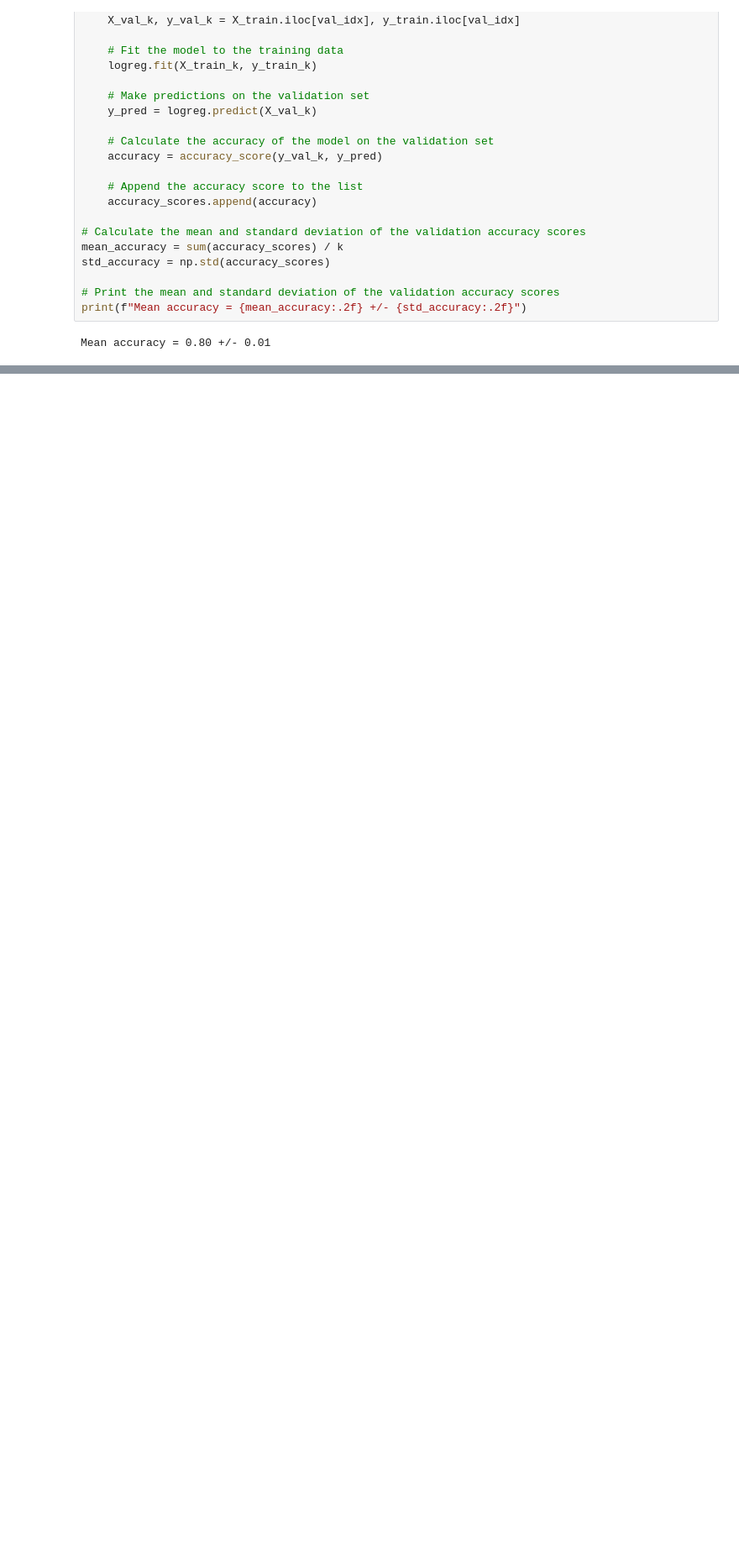
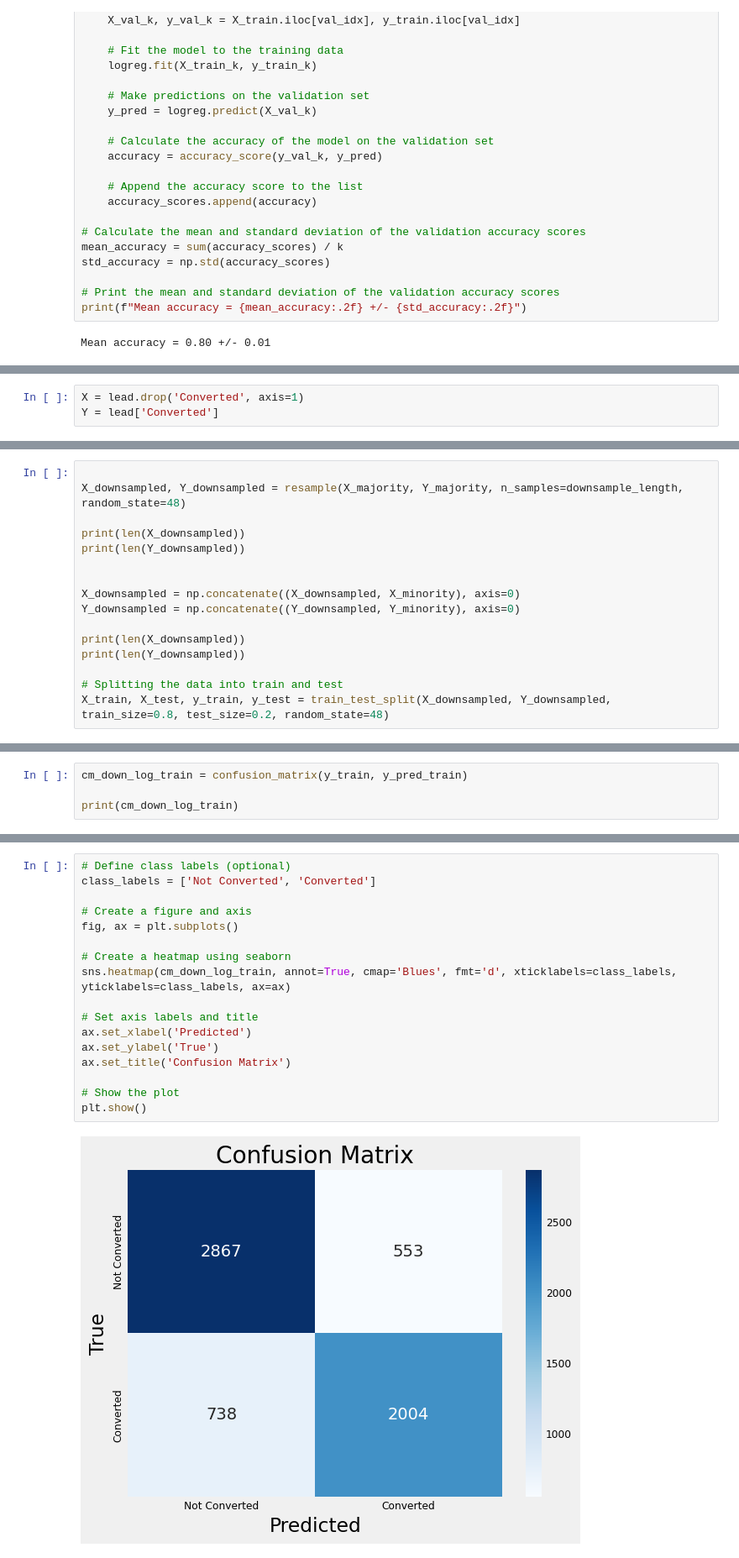
Before and after one commit to haris-khan1596/Lead_scoring, a Jupyter notebook: ML_Project.ipynb, the cells around one changed output, grey strips where cells are left out. Shown at 84% size. Saved outputs shown, nothing was run; the diff lists cells and outputs as text; blank space fills up the shorter version.

```diff
--- a/ML_Project.ipynb
+++ b/ML_Project.ipynb
@@ -1000,0 +1048,3 @@ LogisticRegression(C=0.1, solver='newton-cg')
+# %%
+X = lead.drop('Converted', axis=1)
+Y = lead['Converted']
@@ -1000,0 +1101,16 @@ LogisticRegression(C=0.1, solver='newton-cg')
+# %%
+
+X_downsampled, Y_downsampled = resample(X_majority, Y_majority, n_samples=downsample_length, random_state=48)
+
+print(len(X_downsampled))
+print(len(Y_downsampled))
+
+
+X_downsampled = np.concatenate((X_downsampled, X_minority), axis=0)
+Y_downsampled = np.concatenate((Y_downsampled, Y_minority), axis=0)
+
+print(len(X_downsampled))
+print(len(Y_downsampled))
+
+# Splitting the data into train and test
+X_train, X_test, y_train, y_test = train_test_split(X_downsampled, Y_downsampled, train_size=0.8, test_size=0.2, random_state=48)
@@ -1000,0 +1299,4 @@ LogisticRegression(C=0.1, solver='newton-cg')
+# %%
+cm_down_log_train = confusion_matrix(y_train, y_pred_train)
+
+print(cm_down_log_train)
@@ -1000,0 +1306,19 @@ LogisticRegression(C=0.1, solver='newton-cg')
+# %%
+# Define class labels (optional)
+class_labels = ['Not Converted', 'Converted']
+
+# Create a figure and axis
+fig, ax = plt.subplots()
+
+# Create a heatmap using seaborn
+sns.heatmap(cm_down_log_train, annot=True, cmap='Blues', fmt='d', xticklabels=class_labels, yticklabels=class_labels, ax=ax)
+
+# Set axis labels and title
+ax.set_xlabel('Predicted')
+ax.set_ylabel('True')
+ax.set_title('Confusion Matrix')
+
+# Show the plot
+plt.show()
+# %% [output]
+[figure, added]
```
Also changed, not shown: parts of 132 cells of this notebook.
